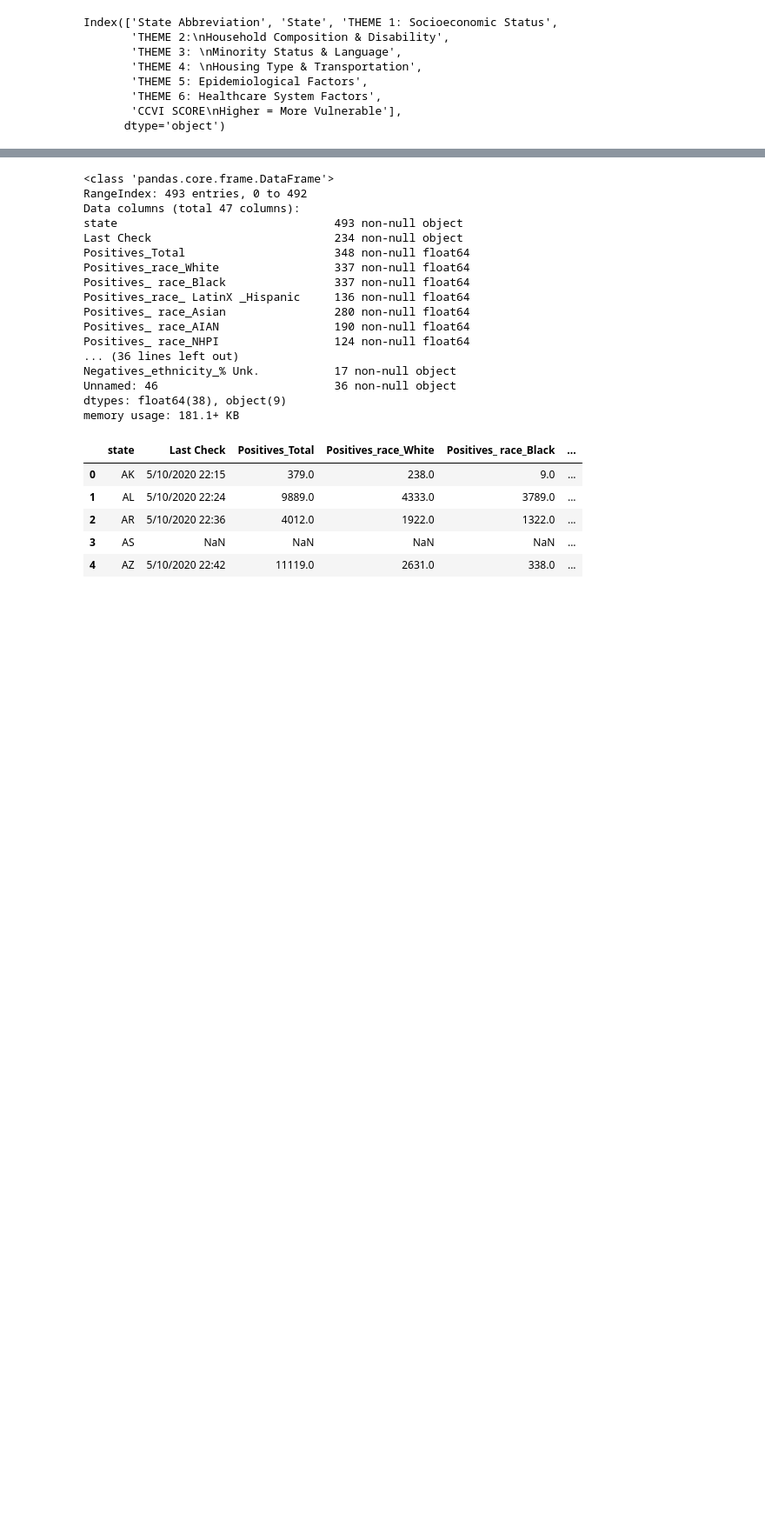
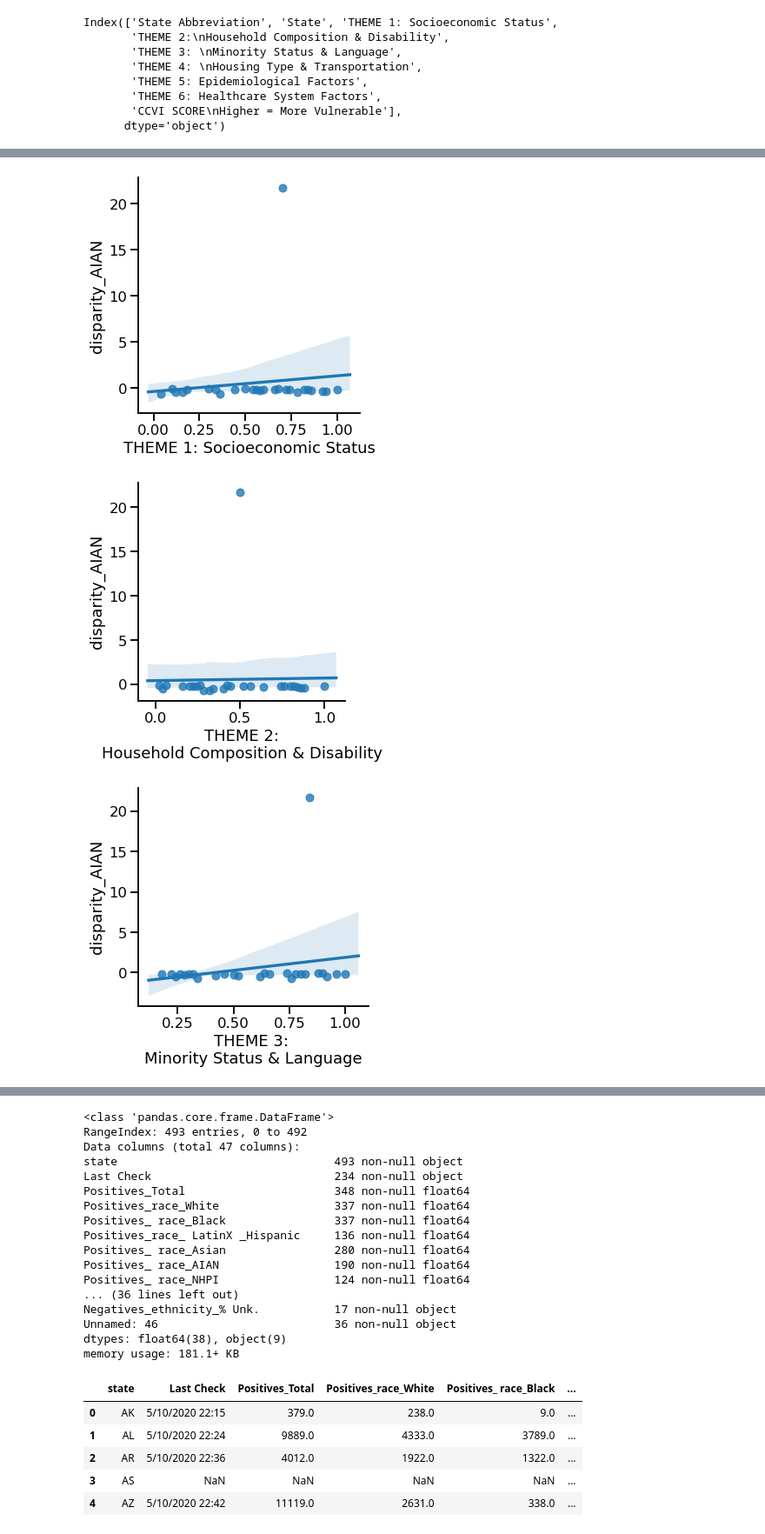
Before and after one commit to kmussar/covid19_datathon, a Jupyter notebook: KM_covid19_state_level_deaths_and_ccvi.ipynb, the cells around one changed output, grey strips where cells are left out. Shown at 87% size. Drawn from its saved outputs; the diff is of its cells as text; code cells hidden in the pictures; blank space fills up the shorter version.

```diff
--- a/KM_covid19_state_level_deaths_and_ccvi.ipynb
+++ b/KM_covid19_state_level_deaths_and_ccvi.ipynb
@@ -78,0 +291,8 @@ Index(['State Abbreviation', 'State', 'THEME 1: Socioeconomic Status',
+# %%
+for x in social_determinates:
+    sns.lmplot(x=x, y='disparity_AIAN',data=df)
+    plt.plot()
+# %% [output]
+[figure, added]
+[figure, added]
+[figure, added]
```
Also changed, not shown: parts of 45 cells of this notebook.
